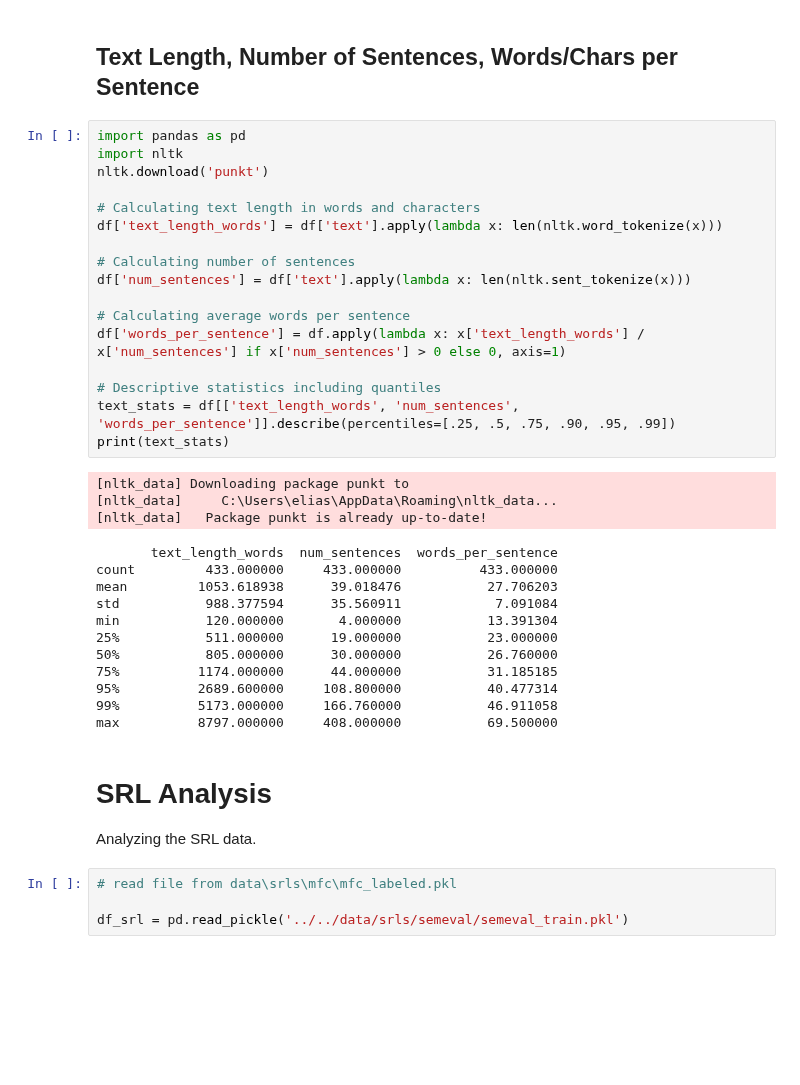
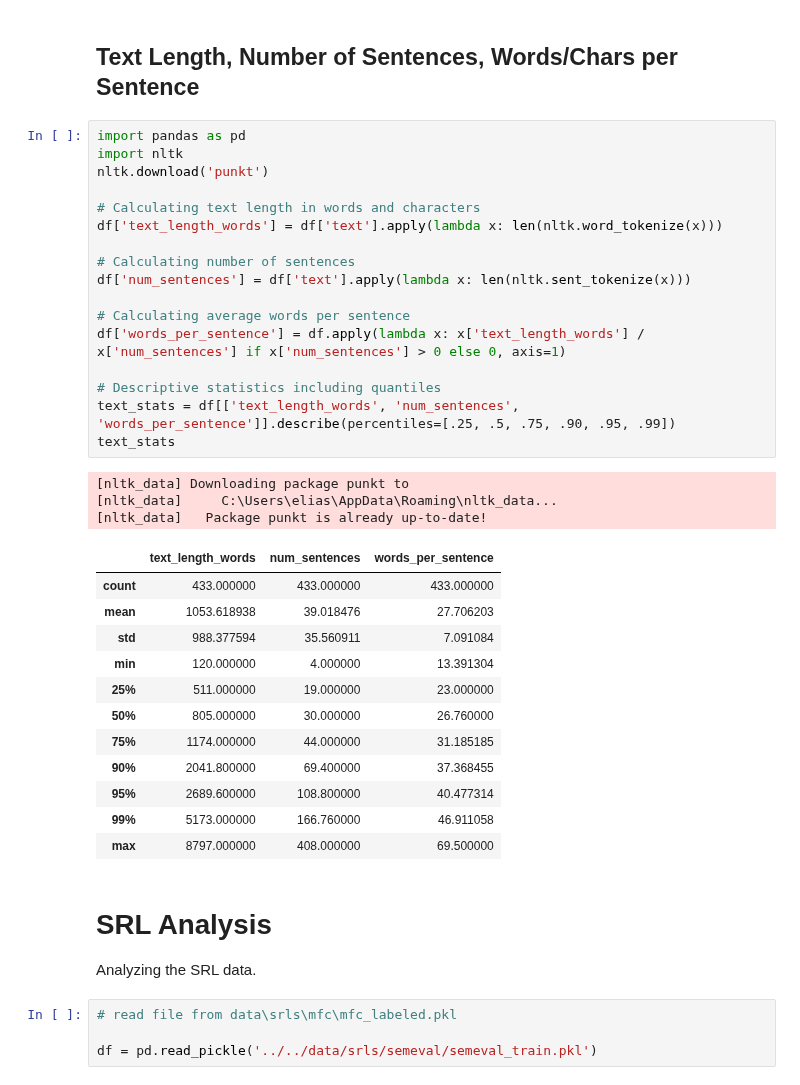
Before and after one commit to elianderlohr/muse-dlf, a Jupyter notebook: notebooks/analysis/semeval-dataset.ipynb, the cells around one changed output. Saved outputs shown, nothing was run; the diff lists cells and outputs as text; blank space fills up the shorter version.

```diff
--- a/notebooks/analysis/semeval-dataset.ipynb
+++ b/notebooks/analysis/semeval-dataset.ipynb
@@ -240,35 +205,36 @@ print(articles_table)
 # %%
 import pandas as pd
 import nltk
 nltk.download('punkt')
 
 # Calculating text length in words and characters
 df['text_length_words'] = df['text'].apply(lambda x: len(nltk.word_tokenize(x)))
 
 # Calculating number of sentences
 df['num_sentences'] = df['text'].apply(lambda x: len(nltk.sent_tokenize(x)))
 
 # Calculating average words per sentence
 df['words_per_sentence'] = df.apply(lambda x: x['text_length_words'] / x['num_sentences'] if x['num_sentences'] > 0 else 0, axis=1)
 
 # Descriptive statistics including quantiles
 text_stats = df[['text_length_words', 'num_sentences', 'words_per_sentence']].describe(percentiles=[.25, .5, .75, .90, .95, .99])
-print(text_stats)
+text_stats
 # %% [output]
 [nltk_data] Downloading package punkt to
 [nltk_data]     C:\Users\elias\AppData\Roaming\nltk_data...
 [nltk_data]   Package punkt is already up-to-date!
-       text_length_words  num_sentences  words_per_sentence
-count         433.000000     433.000000          433.000000
-mean         1053.618938      39.018476           27.706203
-std           988.377594      35.560911            7.091084
-min           120.000000       4.000000           13.391304
-25%           511.000000      19.000000           23.000000
-50%           805.000000      30.000000           26.760000
-75%          1174.000000      44.000000           31.185185
-95%          2689.600000     108.800000           40.477314
-99%          5173.000000     166.760000           46.911058
-max          8797.000000     408.000000           69.500000
+|  | text_length_words | num_sentences | words_per_sentence |
+| count | 433.000000 | 433.000000 | 433.000000 |
+| mean | 1053.618938 | 39.018476 | 27.706203 |
+| std | 988.377594 | 35.560911 | 7.091084 |
+| min | 120.000000 | 4.000000 | 13.391304 |
+| 25% | 511.000000 | 19.000000 | 23.000000 |
+| 50% | 805.000000 | 30.000000 | 26.760000 |
+| 75% | 1174.000000 | 44.000000 | 31.185185 |
+| 90% | 2041.800000 | 69.400000 | 37.368455 |
+| 95% | 2689.600000 | 108.800000 | 40.477314 |
+| 99% | 5173.000000 | 166.760000 | 46.911058 |
+| max | 8797.000000 | 408.000000 | 69.500000 |
 # %% [markdown]
 # SRL Analysis
 
@@ -276,5 +242,5 @@ Analyzing the SRL data.
 # %%
 # read file from data\srls\mfc\mfc_labeled.pkl
 
-df_srl = pd.read_pickle('../../data/srls/semeval/semeval_train.pkl')
+df = pd.read_pickle('../../data/srls/semeval/semeval_train.pkl')
 # %%
```
Also changed, not shown: parts of 5 cells of this notebook, 3 other files.
